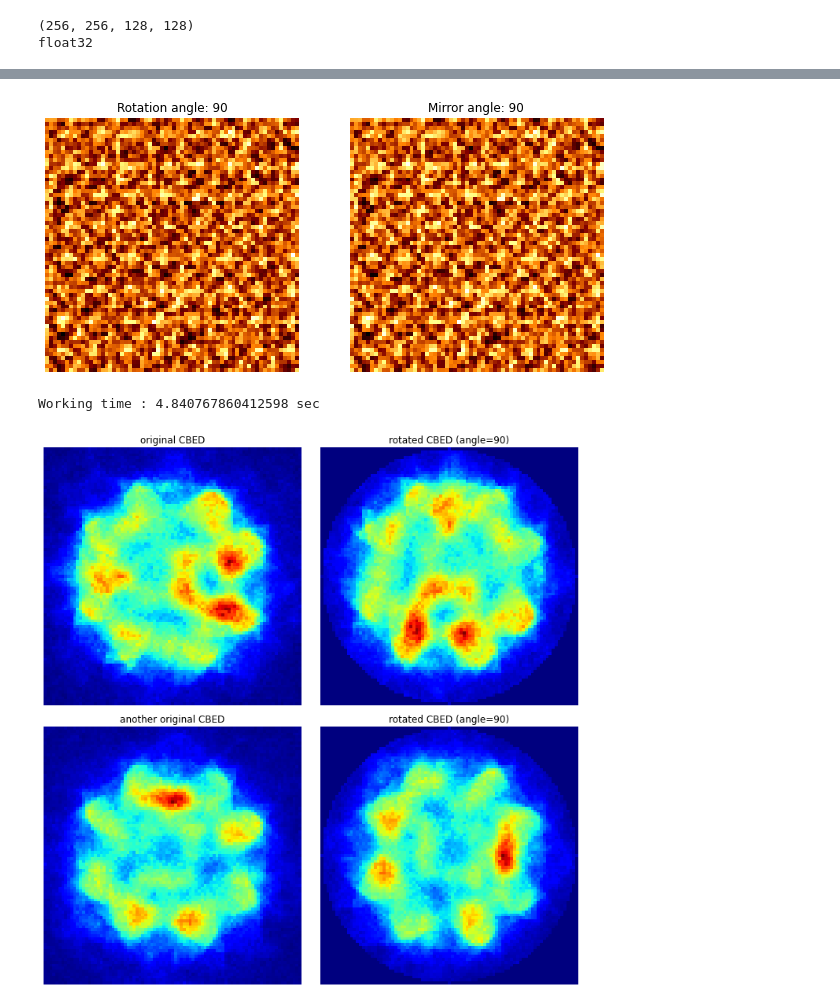
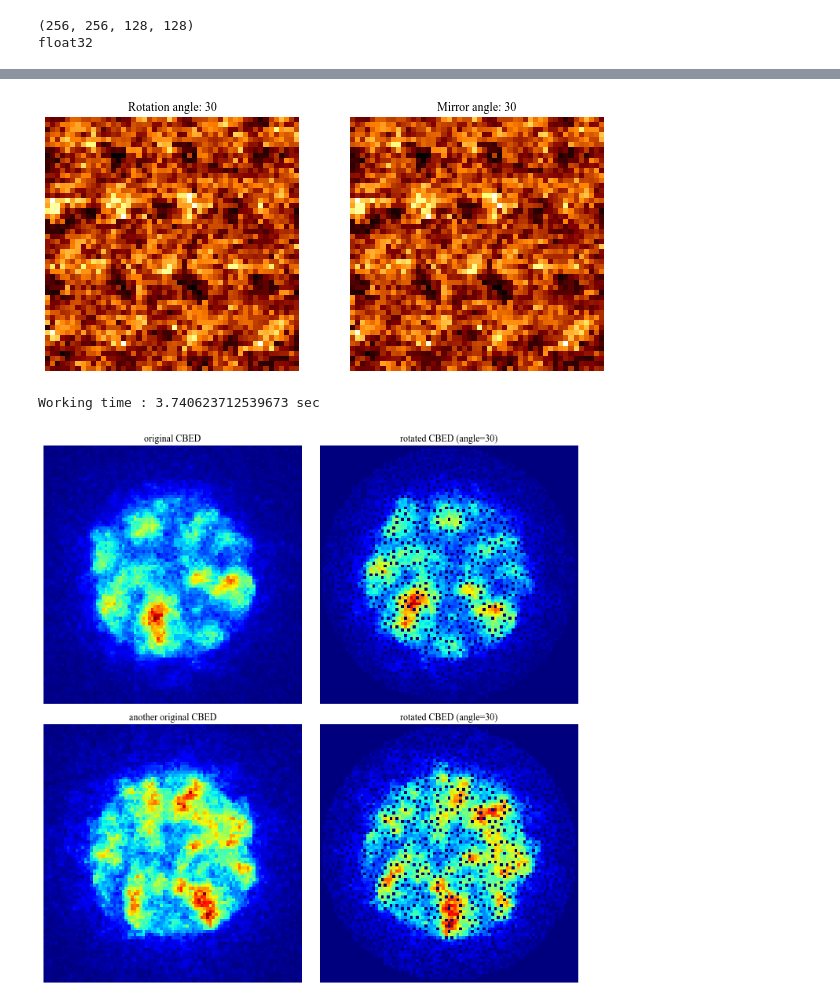
Before and after one commit to jinseuk56/4DSTEM_processing, a Jupyter notebook: SSTEM/symmetry_imaging_prototype.ipynb, the cells around one changed output, grey strips where cells are left out. Cells and saved outputs as stored; diff of their text form; code cells hidden in the pictures.

```diff
--- a/SSTEM/symmetry_imaging_prototype.ipynb
+++ b/SSTEM/symmetry_imaging_prototype.ipynb
@@ -194,8 +238,11 @@ def mirror(data, center):
 # %%
 import tifffile
 import matplotlib.pyplot as plt
+import matplotlib.cm as cm
+import matplotlib.colors as mcolors
 import tkinter.filedialog as tkf
 import time
+plt.rcParams['font.family'] = 'Times New Roman'
 # %%
 raw_adr = tkf.askopenfilename()
 print(raw_adr)
@@ -208,8 +255,8 @@ print(f_stack.dtype)
 # %% [output]
 (256, 256, 128, 128)
 float32
-# %%
-f_stack = f_stack[:64, :64]
+# %%
+f_stack = f_stack[50:100, 50:100]
 # %%
 test = sstem_python(f_stack)
 
@@ -298,7 +378,6 @@ plt.show()
 # %%
-start = time.time()
-rot_angle = 90
-rot_60_stack, rot_sym_img, mir_sym_img = test.symmetry_evaluation(rot_angle, also_mirror=True)
+rot_angle = 30
+rotated_stack, rot_sym_img, mir_sym_img = test.symmetry_evaluation(rot_angle, also_mirror=True)
 f, a = plt.subplots(1,2, figsize=(10,5))
 a[0].imshow(rot_sym_img, cmap="afmhot")
 a[0].set_title("Rotation angle: {}".format(rot_angle))
@@ -307,25 +386,24 @@ a[1].imshow(mir_sym_img, cmap="afmhot")
 a[1].set_title("Mirror angle: {}".format(rot_angle))
 a[1].axis("off")
 plt.show()
-print("Working time : {} sec".format(time.time()-start))
 # %% [output]
-[figure, old version]
+[figure, new version]
-Working time : 4.840767860412598 sec
+Working time : 3.740623712539673 sec
 # %%
 fig, ax = plt.subplots(2, 2, figsize=(10, 10))
 ax[0][0].imshow(test.c_stack[0, 0], cmap="jet")
 ax[0][0].set_title("original CBED")
 ax[0][0].axis("off")
-ax[0][1].imshow(rot_60_stack[0, 0], cmap="jet")
+ax[0][1].imshow(rotated_stack[0, 0], cmap="jet")
 ax[0][1].set_title("rotated CBED (angle=%d)"%rot_angle)
 ax[0][1].axis("off")
 ax[1][0].imshow(test.c_stack[5, 5], cmap="jet")
 ax[1][0].set_title("another original CBED")
 ax[1][0].axis("off")
-ax[1][1].imshow(rot_60_stack[5, 5], cmap="jet")
+ax[1][1].imshow(rotated_stack[5, 5], cmap="jet")
 ax[1][1].set_title("rotated CBED (angle=%d)"%rot_angle)
 ax[1][1].axis("off")
 fig.tight_layout()
 plt.show()
 # %% [output]
-[figure, old version]
+[figure, new version]
```
Also changed, not shown: parts of 9 cells of this notebook, 1 other file.
